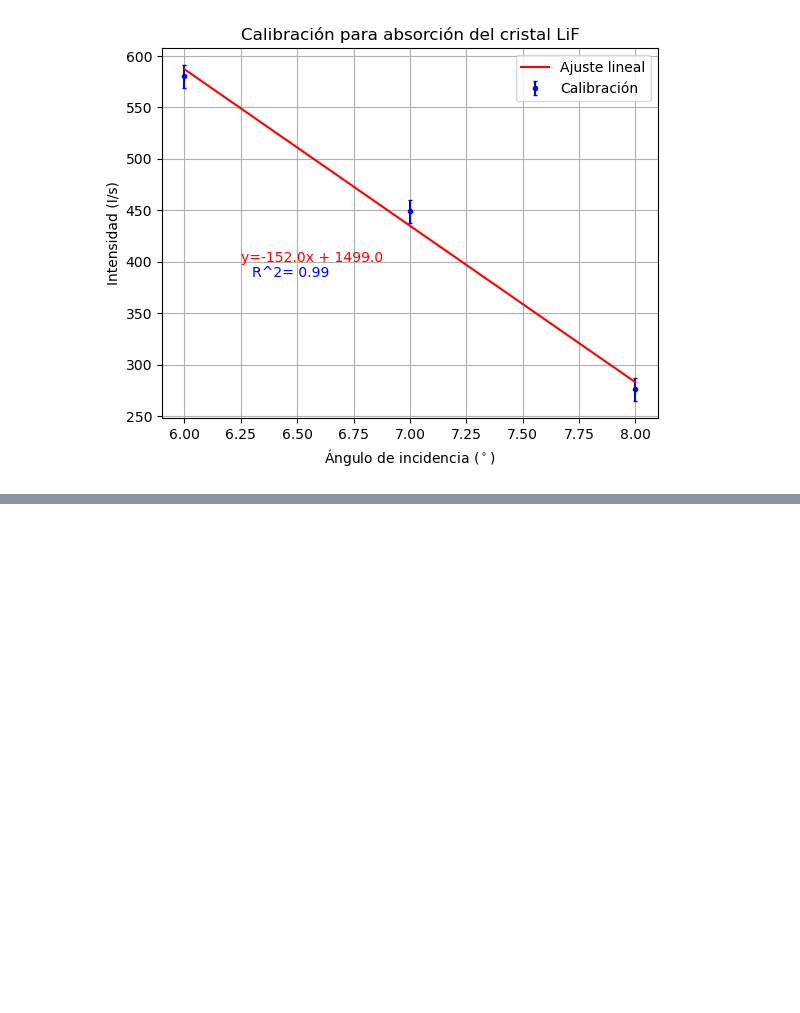
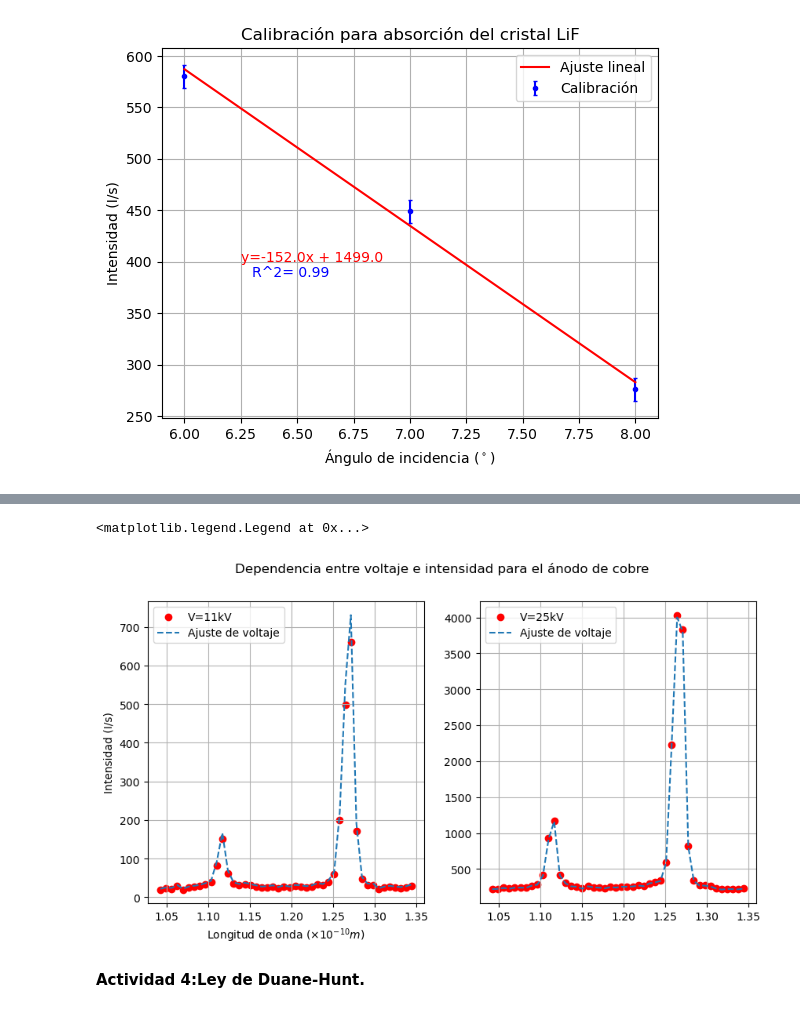
Before and after one commit to ccuellarn/Laboratorio-Intermedio---Pr-cticas20242, a Jupyter notebook: Rayos X/Rayos X.ipynb, the cells around one changed output, grey strips where cells are left out. Cells and saved outputs as stored; diff of their text form; code cells hidden in the pictures; blank space fills up the shorter version.

```diff
--- a/Rayos X/Rayos X.ipynb
+++ b/Rayos X/Rayos X.ipynb
@@ -199,3 +410,29 @@ plt.show()
+# %%
+#Grafico
+fig = plt.figure(figsize = (10, 5))
+fig.suptitle('Dependencia entre voltaje e intensidad para el ánodo de cobre')
+ax1 = fig.add_subplot(121)
+ax2 = fig.add_subplot(122)
+
+
+ax1.scatter(xV,Vcon[0],label='V=11kV',color='r')
+ax1.plot(xV,FitV[0]*0.002,'--',label='Ajuste de voltaje')
+ax1.set_xlabel(r"Longitud de onda $(\times 10^{-10}m)$")
+ax1.set_ylabel('Intensidad (I/s)')
+ax1.grid()
+ax1.legend()
+
+ax2.scatter(xV,Vcon[7],label='V=25kV',color='r')
+ax2.plot(xV,FitV[7]*0.0018,'--',label='Ajuste de voltaje')
+ax1.set_xlabel(r"Longitud de onda $(\times 10^{-10}m)$")
+ax1.set_ylabel('Intensidad (I/s)')
+ax2.grid()
+ax2.legend()
+# %% [output]
+<matplotlib.legend.Legend at 0x...>
+[figure, added]
+# %% [markdown]
+**Actividad 4:Ley de Duane-Hunt.**
 # %%
 #Para regresiones lineales o polinómicas de cualquier orden
 # n = 1
```
Also changed, not shown: parts of 12 cells of this notebook, 12 other files.
